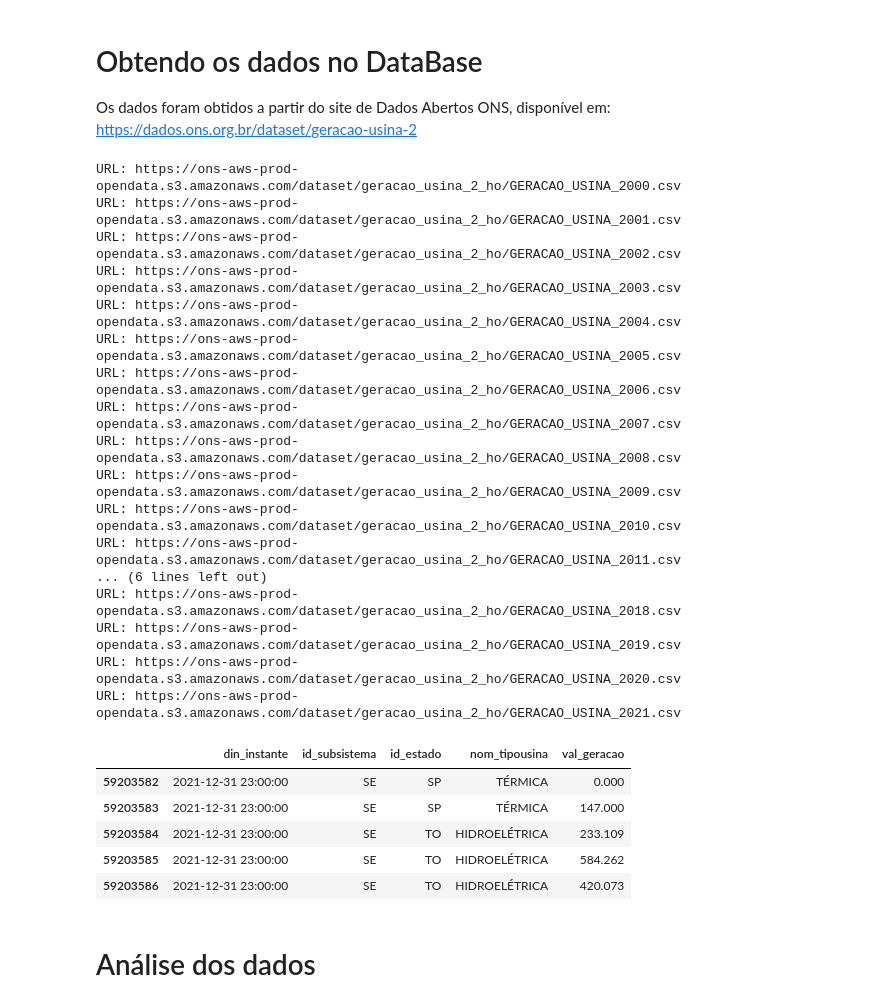
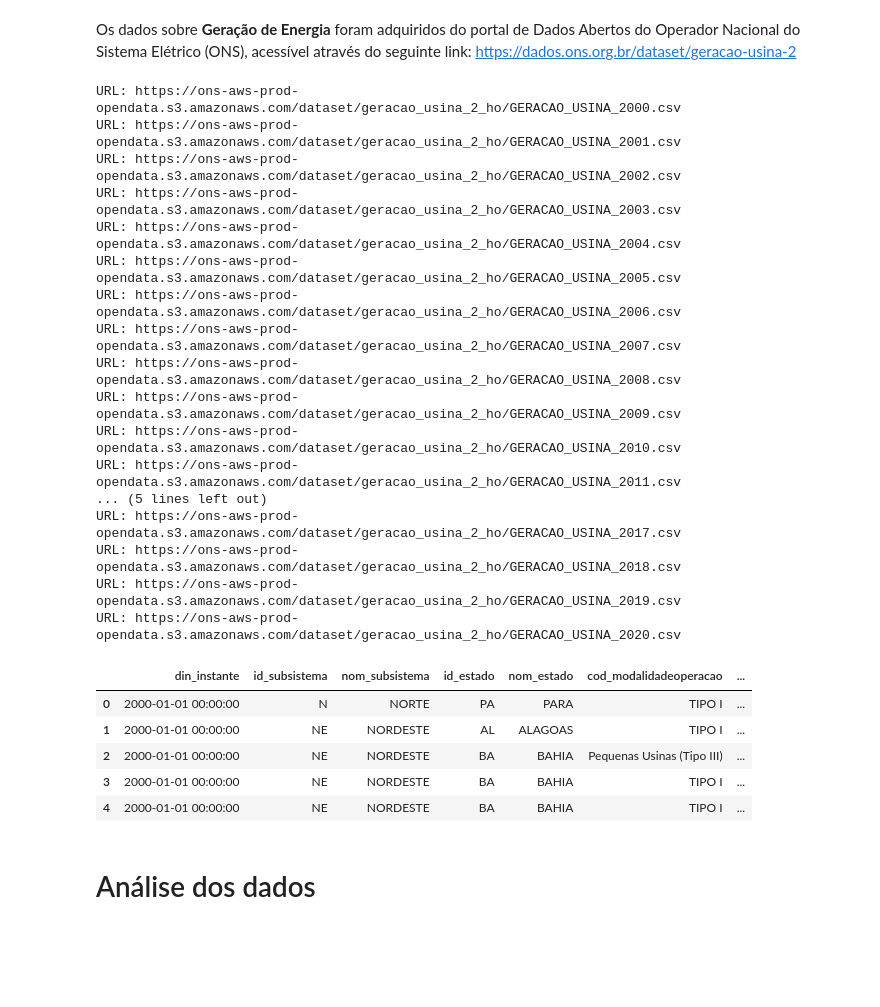
Before and after one commit to CleristonAlbuquerque/desafio_enacom, a Jupyter notebook: Desafio_enacom.ipynb, the cells around one changed output. Drawn from its saved outputs; the diff is of its cells as text; code cells hidden in the pictures; blank space fills up the shorter version.

Commit message:
Atualização de novas variáveis no modelo

```diff
--- a/Desafio_enacom.ipynb
+++ b/Desafio_enacom.ipynb
@@ -12,11 +69,8 @@ from plotly.subplots import make_subplots
 # %% [markdown]
-# Obtendo os dados no DataBase
-
-Os dados foram obtidos a partir do site de Dados Abertos ONS, disponível em: https://dados.ons.org.br/dataset/geracao-usina-2
+Os dados sobre **Geração de Energia** foram adquiridos do portal de Dados Abertos do Operador Nacional do Sistema Elétrico (ONS), acessível através do seguinte link: https://dados.ons.org.br/dataset/geracao-usina-2
 # %%
 # Criar listas de anos e números
-anos = list(range(2000, 2021)) # Para o desafio, deve-se considerar o range até 2021, para a previsão do próximo mês no período atual, deve-se inserir 2025
-numeros = list(range(1, 13))
+anos = list(range(2000, 2021)) # Para o desafio, deve-se considerar o range até 2021.
 
 # Criar função para obter os dados de um ano específico, considerando apenas ano
 def download_csv_ano(ano):
@@ -30,34 +84,8 @@ def download_csv_ano(ano):
         print(f"Erro ao baixar dados de {url}: {e}")
         return None
 
-# Criar função para obter os dados de um ano específico, considerando ano e número do mês
-def download_csv_ano_numero(ano, numero):
-    try:
-      if ano > 2021:
-        if numero < 10:
-            url = f"https://ons-aws-prod-opendata.s3.amazonaws.com/dataset/geracao_usina_2_ho/GERACAO_USINA-2_{ano}_0{numero}.csv"
-        else:
-            url = f"https://ons-aws-prod-opendata.s3.amazonaws.com/dataset/geracao_usina_2_ho/GERACAO_USINA-2_{ano}_{numero}.csv"
-        # Imprimir a URL antes de fazer o download
-        print(f"URL: {url}")
-        return pd.read_csv(url, sep=';')
-    except Exception as e:
-        print(f"Erro ao baixar dados de {url}: {e}")
-        return None
-
 # Baixar os DataFrames com apenas no ano (correspodem os dados de 2000 a 2021)
 dado_df_ano = pd.concat([download_csv_ano(ano) for ano in anos], ignore_index=True)
-
-# OBS: Os próximos scripts a seguir podem exigir um consumo maior de memória RAM.
-# Recomenda-se a alocação de uma quantidade maior de memória na máquina para executá-los com sucesso.
-# Vale ressaltar que a versão gratuita do Google Colab pode não oferecer suporte suficiente para executar
-# esses scripts devido ao consumo aumentado de memória.
-
-# Baixar os DataFrames com o ano e o número. (correspodem os dados de 2022 e 2023)
-#dado_df_ano_numero = pd.concat([download_csv_ano_numero(ano, num) for ano in anos for num in numeros], ignore_index=True) # Para rodar, remova-se "#"
-
-# Concatenar os dois DataFrames (correspodem os dados desde de 2000 a 2023)
-#dado_df = pd.concat([dado_df_ano, dado_df_ano_numero], ignore_index=True) # Para rodar, remova-se "#"
 # %% [output]
 URL: https://ons-aws-prod-opendata.s3.amazonaws.com/dataset/geracao_usina_2_ho/GERACAO_USINA_2000.csv
 URL: https://ons-aws-prod-opendata.s3.amazonaws.com/dataset/geracao_usina_2_ho/GERACAO_USINA_2001.csv
@@ -71,21 +99,21 @@ URL: https://ons-aws-prod-opendata.s3.amazonaws.com/dataset/geracao_usina_2_ho/G
 URL: https://ons-aws-prod-opendata.s3.amazonaws.com/dataset/geracao_usina_2_ho/GERACAO_USINA_2009.csv
 URL: https://ons-aws-prod-opendata.s3.amazonaws.com/dataset/geracao_usina_2_ho/GERACAO_USINA_2010.csv
 URL: https://ons-aws-prod-opendata.s3.amazonaws.com/dataset/geracao_usina_2_ho/GERACAO_USINA_2011.csv
-... (6 lines left out)
+... (5 lines left out)
+URL: https://ons-aws-prod-opendata.s3.amazonaws.com/dataset/geracao_usina_2_ho/GERACAO_USINA_2017.csv
 URL: https://ons-aws-prod-opendata.s3.amazonaws.com/dataset/geracao_usina_2_ho/GERACAO_USINA_2018.csv
 URL: https://ons-aws-prod-opendata.s3.amazonaws.com/dataset/geracao_usina_2_ho/GERACAO_USINA_2019.csv
 URL: https://ons-aws-prod-opendata.s3.amazonaws.com/dataset/geracao_usina_2_ho/GERACAO_USINA_2020.csv
-URL: https://ons-aws-prod-opendata.s3.amazonaws.com/dataset/geracao_usina_2_ho/GERACAO_USINA_2021.csv
 # %%
 # Visualizando o dataframe
-dado_df_ano.tail()
+dado_df_ano.head()
 # %% [output]
-|  | din_instante | id_subsistema | id_estado | nom_tipousina | val_geracao |
-| 59203582 | 2021-12-31 23:00:00 | SE | SP | TÉRMICA | 0.000 |
-| 59203583 | 2021-12-31 23:00:00 | SE | SP | TÉRMICA | 147.000 |
-| 59203584 | 2021-12-31 23:00:00 | SE | TO | HIDROELÉTRICA | 233.109 |
-| 59203585 | 2021-12-31 23:00:00 | SE | TO | HIDROELÉTRICA | 584.262 |
-| 59203586 | 2021-12-31 23:00:00 | SE | TO | HIDROELÉTRICA | 420.073 |
+|  | din_instante | id_subsistema | nom_subsistema | id_estado | nom_estado | cod_modalidadeoperacao | ... |
+| 0 | 2000-01-01 00:00:00 | N | NORTE | PA | PARA | TIPO I | ... |
+| 1 | 2000-01-01 00:00:00 | NE | NORDESTE | AL | ALAGOAS | TIPO I | ... |
+| 2 | 2000-01-01 00:00:00 | NE | NORDESTE | BA | BAHIA | Pequenas Usinas (Tipo III) | ... |
+| 3 | 2000-01-01 00:00:00 | NE | NORDESTE | BA | BAHIA | TIPO I | ... |
+| 4 | 2000-01-01 00:00:00 | NE | NORDESTE | BA | BAHIA | TIPO I | ... |
 # %% [markdown]
 # Análise dos dados
 # %%
```
Also changed, not shown: parts of 50 cells of this notebook, 1 other file.
